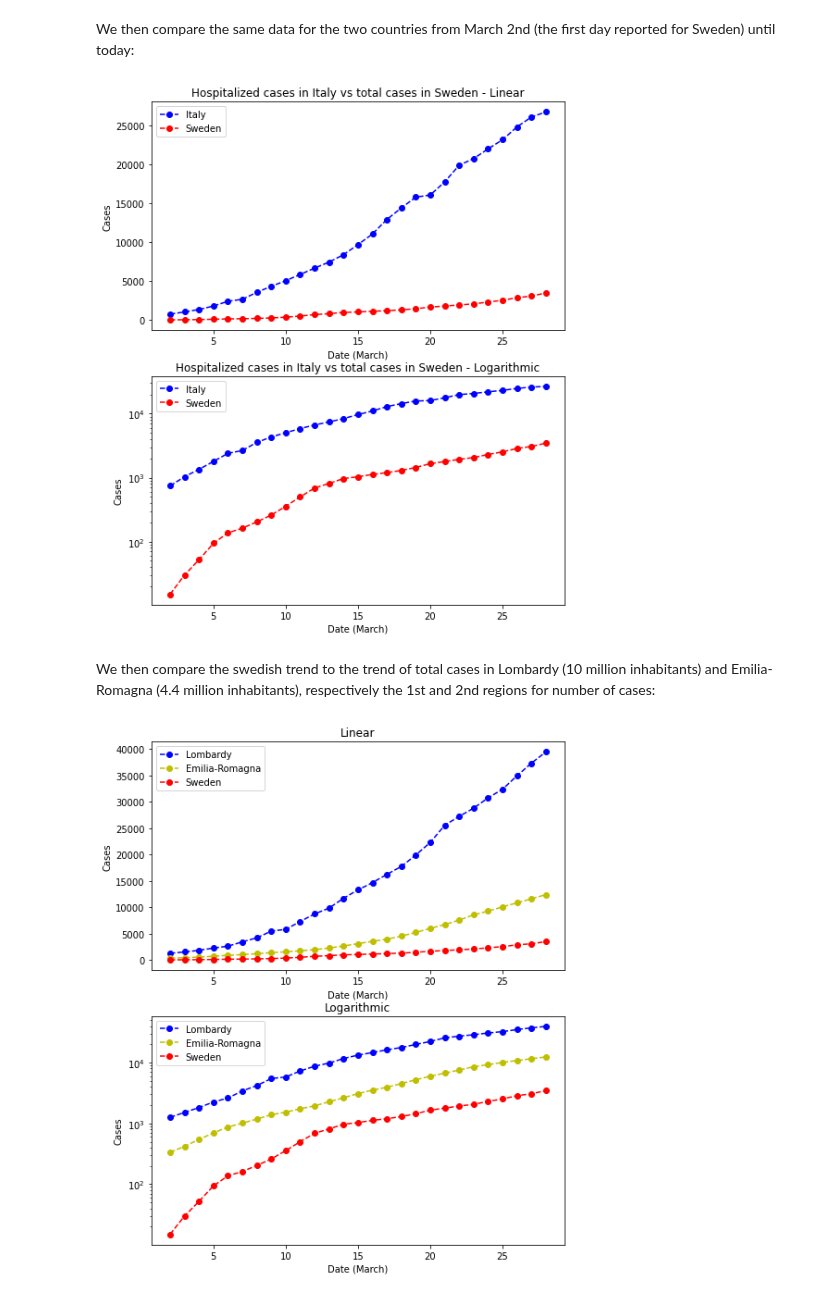
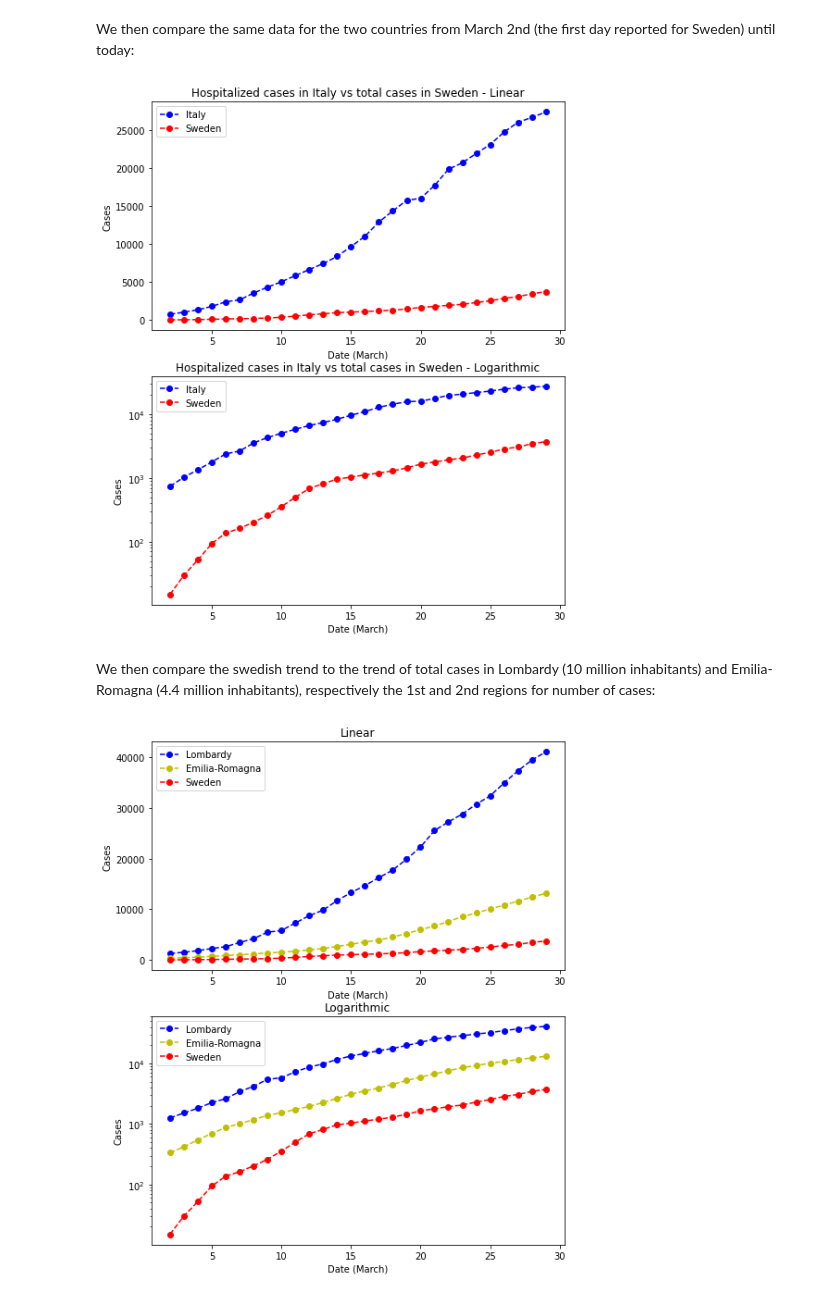
Before and after one commit to eera-l/Covid19-Sweden-Overview, a Jupyter notebook: c19-it-swe.ipynb, the cells around one changed output. Saved outputs shown, nothing was run; the diff lists cells and outputs as text; code cells hidden in the pictures.

```diff
--- a/c19-it-swe.ipynb
+++ b/c19-it-swe.ipynb
@@ -71,13 +70,13 @@ import matplotlib.pyplot as plt
 italy_hospitalized = [742, 1034, 1346, 1790, 2394, 2651, 3550, 4316,
                      5038, 5838, 6650, 7426, 8372, 9663, 11025,
                     12894, 14363, 15757, 16020, 17708, 19846,
-                    20692, 21937, 23112, 24753, 26029, 26676]
+                    20692, 21937, 23112, 24753, 26029, 26676, 27386]
 
 sweden_total = [15, 30, 52, 94, 137, 162, 203, 260, 356, 500, 687,
                 812, 967, 1032, 1121, 1196, 1295, 1443, 1650, 1784,
-                1929, 2059, 2299, 2527, 2855, 3069, 3460]
+                1929, 2059, 2299, 2527, 2855, 3069, 3460, 3719]
 
-x = np.arange(2, 29)
+x = np.arange(2, 30)
 
 fig = plt.figure()
 ax1 = fig.add_subplot(211)
@@ -101,7 +100,7 @@ fig.set_figheight(10)
 fig.set_figwidth(8)
 plt.show()
 # %% [output]
-[figure, old version]
+[figure, new version]
 # %% [markdown]
 We then compare the swedish trend to the trend of total cases in Lombardy (10 million inhabitants) and Emilia-Romagna (4.4 million inhabitants), respectively the 1st and 2nd regions for number of cases:
 # %%
@@ -111,41 +110,42 @@ import matplotlib.pyplot as plt
 lom_total = [1254, 1520, 1820, 2251, 2612, 3420, 4189,
              5469, 5791, 7280, 8725, 9820, 11685, 13272,
              14649, 16220, 17713, 19884, 22264, 25515,
-             27206, 28761, 30703, 32346, 34889, 37298, 39415]
+             27206, 28761, 30703, 32346, 34889, 37298, 39415,
+             41007]
 
 er_total = [335, 420, 544, 698, 870, 1010, 1180, 1386,
             1533, 1739, 1947, 2263, 2644, 3093, 3522,
             3931, 4525, 5214, 5968, 6705, 7555, 8535,
-            9254, 10054, 10816, 11588, 12383]
+            9254, 10054, 10816, 11588, 12383, 13119]
 
 sweden_total = [15, 30, 52, 94, 137, 162, 203, 260, 356, 500, 687,
                 812, 967, 1032, 1121, 1196, 1295, 1443, 1650, 1784,
-                1929, 2059, 2299, 2527, 2855, 3069, 3460]
+                1929, 2059, 2299, 2527, 2855, 3069, 3460, 3719]
 
-x = np.arange(2, 29)
+x = np.arange(2, 30)
 
 fig = plt.figure()
 ax1 = fig.add_subplot(211)
 ax1.plot(x, lom_total, '--bo', label='Lombardy')
 ax1.plot(x, er_total, '--yo', label='Emilia-Romagna')
 ax1.plot(x, sweden_total, '--ro', label='Sweden')
 ax1.legend(loc="upper left")
 ax1.set_title('Linear')
 ax1.set_xlabel('Date (March)')
 ax1.set_ylabel('Cases')
 
 ax2 = fig.add_subplot(212)
 ax2.plot(x, lom_total, '--bo', label='Lombardy')
 ax2.plot(x, er_total, '--yo', label='Emilia-Romagna')
 ax2.plot(x, sweden_total, '--ro', label='Sweden')
 ax2.legend(loc="upper left")
 ax2.set_title('Logarithmic')
 ax2.set_xlabel('Date (March)')
 ax2.set_ylabel('Cases')
 ax2.set_yscale('log')
 
 fig.set_figheight(10)
 fig.set_figwidth(8)
 plt.show()
 # %% [output]
-[figure, old version]
+[figure, new version]
```
Also changed, not shown: parts of 2 cells of this notebook.
